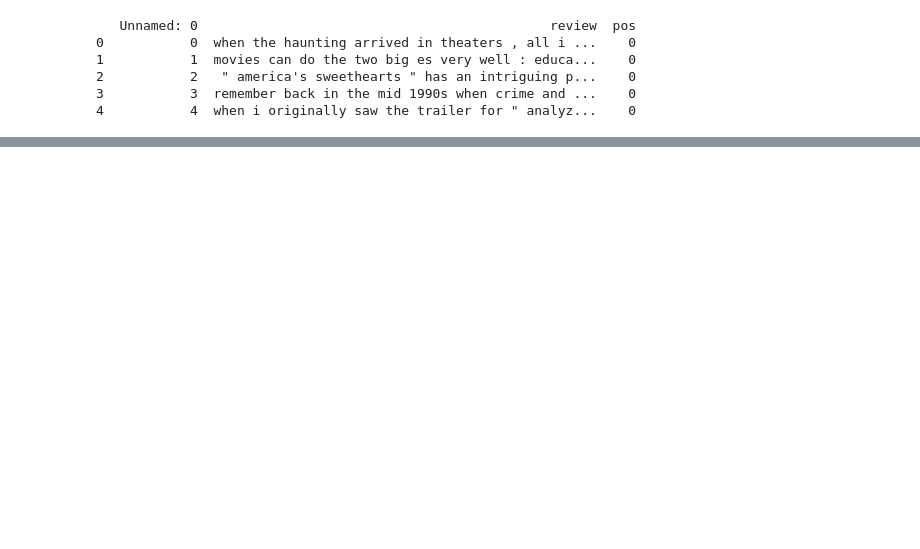
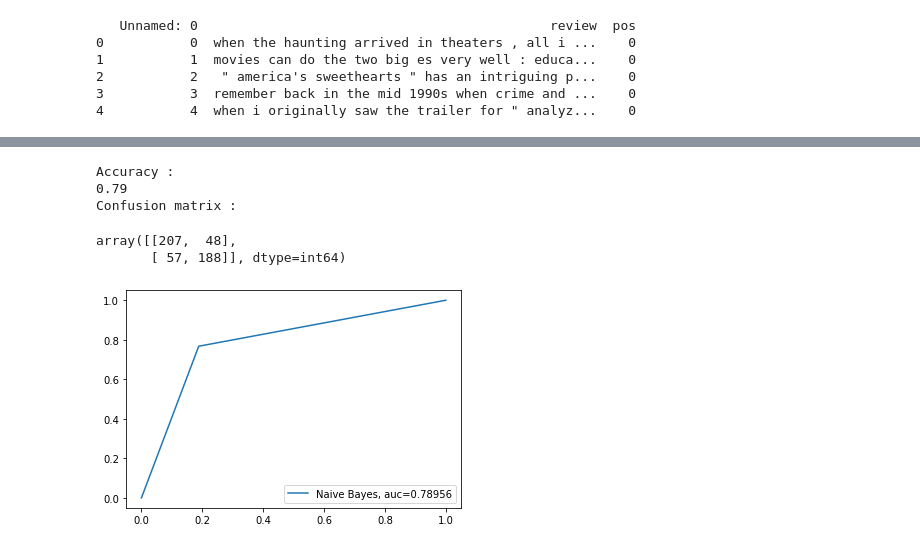
Before and after one commit to shymine/SML_project, a Jupyter notebook: polarity.ipynb, the cells around one changed output, grey strips where cells are left out. Cells and saved outputs as stored; diff of their text form; code cells hidden in the pictures; blank space fills up the shorter version.

```diff
--- a/polarity.ipynb
+++ b/polarity.ipynb
@@ -17,0 +53,7 @@ y = df.pos.tolist()
+# %%
+# Split the dataframe to train and Test sets
+
+from sklearn.model_selection import train_test_split
+review_train, review_test, y_train, y_test = train_test_split(review, y, random_state=1)
+
+print('Data list length : \n Train : ',len(review_train),'Test : ',len(review_test))
@@ -65,0 +77,3 @@ print(result)
+# %%
+# transform testing data (using fitted vocabulary) into a document-term matrix
+review_test_dtm = vect.transform(review_test)
@@ -65,0 +86,7 @@ print(result)
+# %%
+# import and instantiate a Multinomial Naive Bayes model
+from sklearn.naive_bayes import MultinomialNB
+nb = MultinomialNB()
+
+# train the model using X_train_dtm (timing it with an IPython "magic command")
+%time nb.fit(review_train_dtm, y_train)
@@ -65,0 +96,44 @@ print(result)
+# %%
+# make class predictions for test sentences (using X_test_dtm representation)
+y_pred_class = nb.predict(review_test_dtm)
+
+# tranformation into a boolean array
+#print(y_pred_class==1)
+
+# some sms predicted as spam
+#print(review_test[y_pred_class==1].head())
+pairs={ y_pred_class[i] : review_test[i] for i in range(len(review_test))}
+
+#print(pairs[0])
+# %%
+# compute accuracy of class predictions
+from sklearn import metrics
+print('Accuracy :')
+print(metrics.accuracy_score(y_test, y_pred_class))
+
+# compute the confusion matrix
+print('Confusion matrix :')
+metrics.confusion_matrix(y_test, y_pred_class)
+# %% [output]
+Accuracy :
+0.79
+Confusion matrix :
+array([[207,  48],
+       [ 57, 188]], dtype=int64)
+# %%
+#Graphic representation of the ROC curve
+
+import numpy as np
+from sklearn.metrics import roc_curve
+fpr, tpr, thresholds = roc_curve(y_test, y_pred_class, pos_label=1)
+
+# calculate AUC (area uder the ROC curve)
+auc = metrics.roc_auc_score(y_test, y_pred_class)
+auc
+
+import matplotlib.pyplot as plt
+plt.plot(fpr,tpr,label=f"Naive Bayes, auc={auc:.5}")
+plt.legend(loc=4)
+plt.show()
+# %% [output]
+[figure, added]
```
Also changed, not shown: parts of 16 cells of this notebook.
